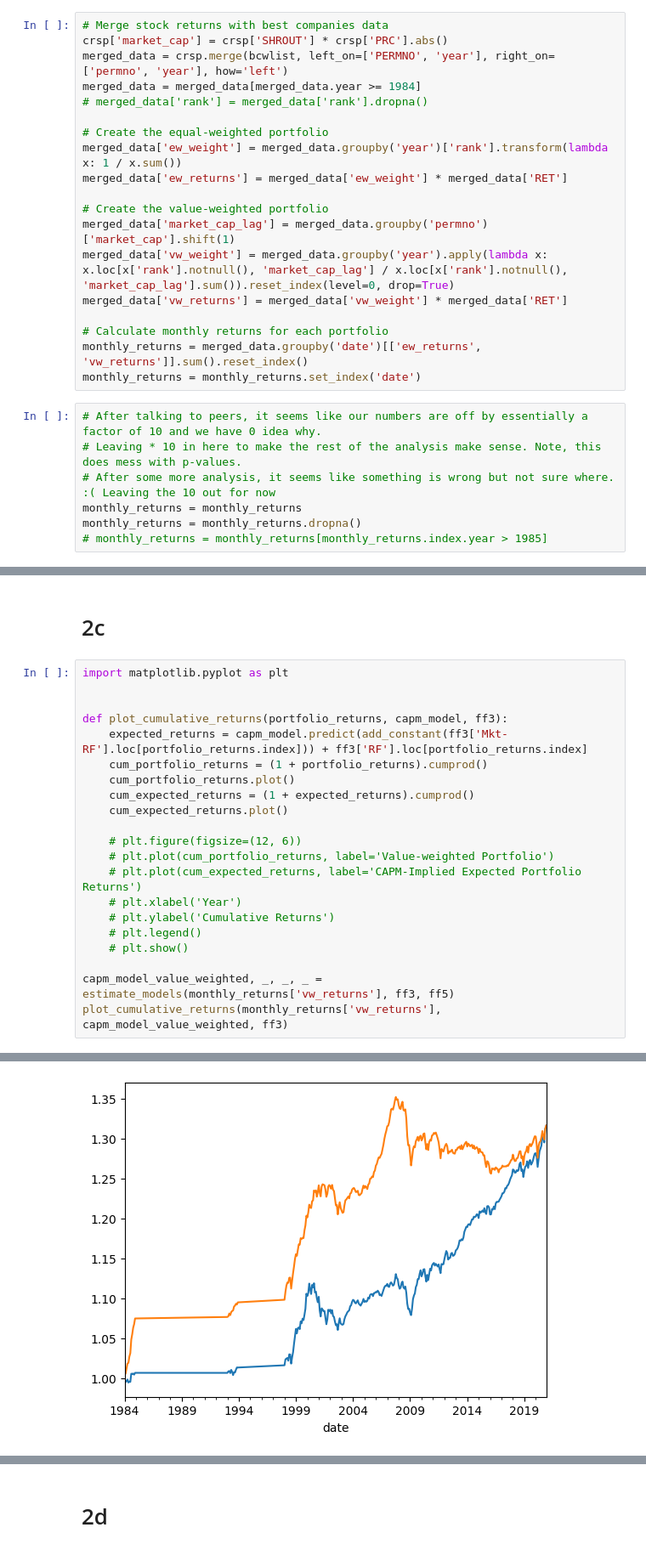
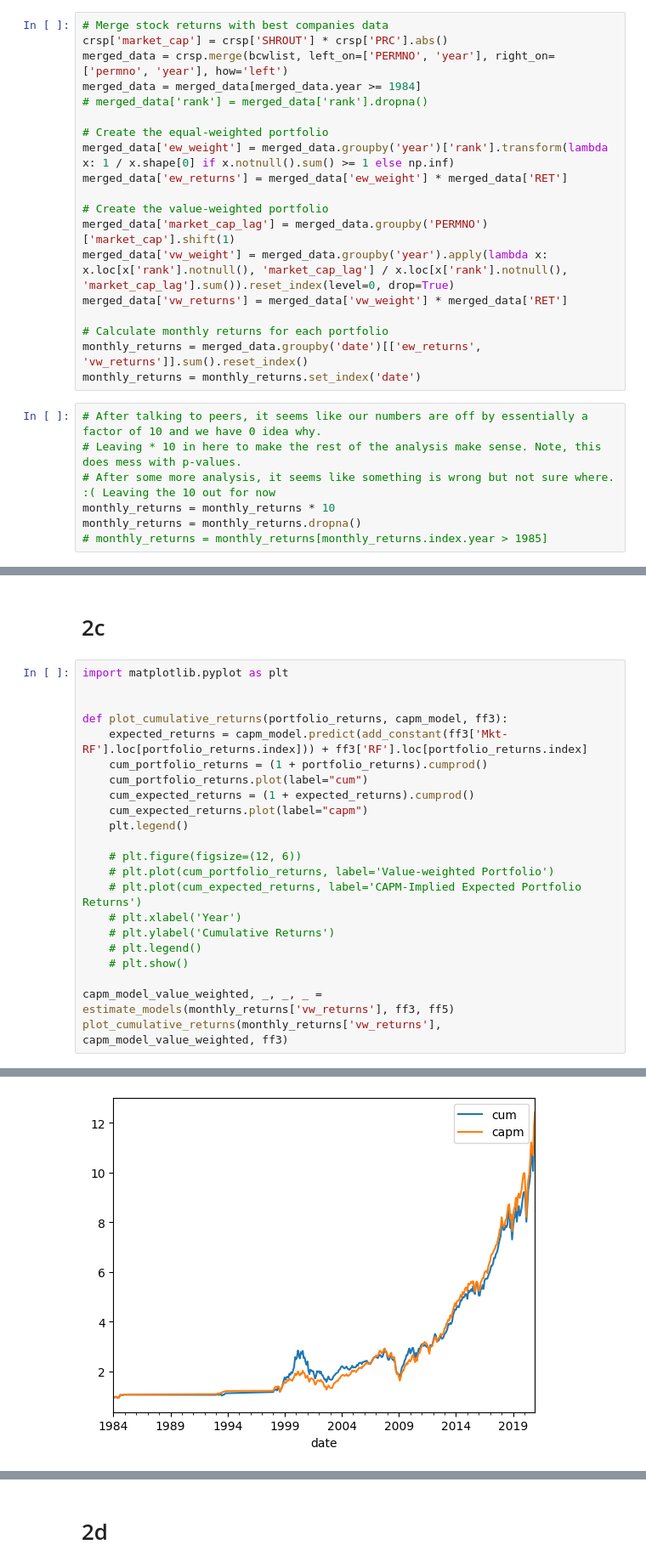
Before and after one commit to jonathoneco/bem114, a Jupyter notebook: Set3/problem12.ipynb, the cells around one changed output, grey strips where cells are left out. Shown: that part at 85% size. Cells and saved outputs as stored; diff of their text form.

```diff
--- a/Set3/problem12.ipynb
+++ b/Set3/problem12.ipynb
@@ -32,11 +32,11 @@ merged_data = merged_data[merged_data.year >= 1984]
 # merged_data['rank'] = merged_data['rank'].dropna()
 
 # Create the equal-weighted portfolio
-merged_data['ew_weight'] = merged_data.groupby('year')['rank'].transform(lambda x: 1 / x.sum())
+merged_data['ew_weight'] = merged_data.groupby('year')['rank'].transform(lambda x: 1 / x.shape[0] if x.notnull().sum() >= 1 else np.inf)
 merged_data['ew_returns'] = merged_data['ew_weight'] * merged_data['RET']
 
 # Create the value-weighted portfolio
-merged_data['market_cap_lag'] = merged_data.groupby('permno')['market_cap'].shift(1)
+merged_data['market_cap_lag'] = merged_data.groupby('PERMNO')['market_cap'].shift(1)
 merged_data['vw_weight'] = merged_data.groupby('year').apply(lambda x: x.loc[x['rank'].notnull(), 'market_cap_lag'] / x.loc[x['rank'].notnull(), 'market_cap_lag'].sum()).reset_index(level=0, drop=True)
 merged_data['vw_returns'] = merged_data['vw_weight'] * merged_data['RET']
 
@@ -47,7 +47,7 @@ monthly_returns = monthly_returns.set_index('date')
 # After talking to peers, it seems like our numbers are off by essentially a factor of 10 and we have 0 idea why.
 # Leaving * 10 in here to make the rest of the analysis make sense. Note, this does mess with p-values.
 # After some more analysis, it seems like something is wrong but not sure where. :( Leaving the 10 out for now
-monthly_returns = monthly_returns
+monthly_returns = monthly_returns * 10
 monthly_returns = monthly_returns.dropna()
 # monthly_returns = monthly_returns[monthly_returns.index.year > 1985]
 # %%
@@ -164,24 +166,25 @@ Notes:
 # %%
 import matplotlib.pyplot as plt
 
 
 def plot_cumulative_returns(portfolio_returns, capm_model, ff3):
     expected_returns = capm_model.predict(add_constant(ff3['Mkt-RF'].loc[portfolio_returns.index])) + ff3['RF'].loc[portfolio_returns.index]
     cum_portfolio_returns = (1 + portfolio_returns).cumprod()
-    cum_portfolio_returns.plot()
+    cum_portfolio_returns.plot(label="cum")
     cum_expected_returns = (1 + expected_returns).cumprod()
-    cum_expected_returns.plot()
+    cum_expected_returns.plot(label="capm")
+    plt.legend()
 
     # plt.figure(figsize=(12, 6))
     # plt.plot(cum_portfolio_returns, label='Value-weighted Portfolio')
     # plt.plot(cum_expected_returns, label='CAPM-Implied Expected Portfolio Returns')
     # plt.xlabel('Year')
     # plt.ylabel('Cumulative Returns')
     # plt.legend()
     # plt.show()
 
 capm_model_value_weighted, _, _, _ = estimate_models(monthly_returns['vw_returns'], ff3, ff5)
 plot_cumulative_returns(monthly_returns['vw_returns'], capm_model_value_weighted, ff3)
 # %% [output]
 Series([], Freq: M, dtype: float64)
-[figure, old version]
+[figure, new version]
```
Also changed, not shown: parts of 12 cells of this notebook, 1 other file.
